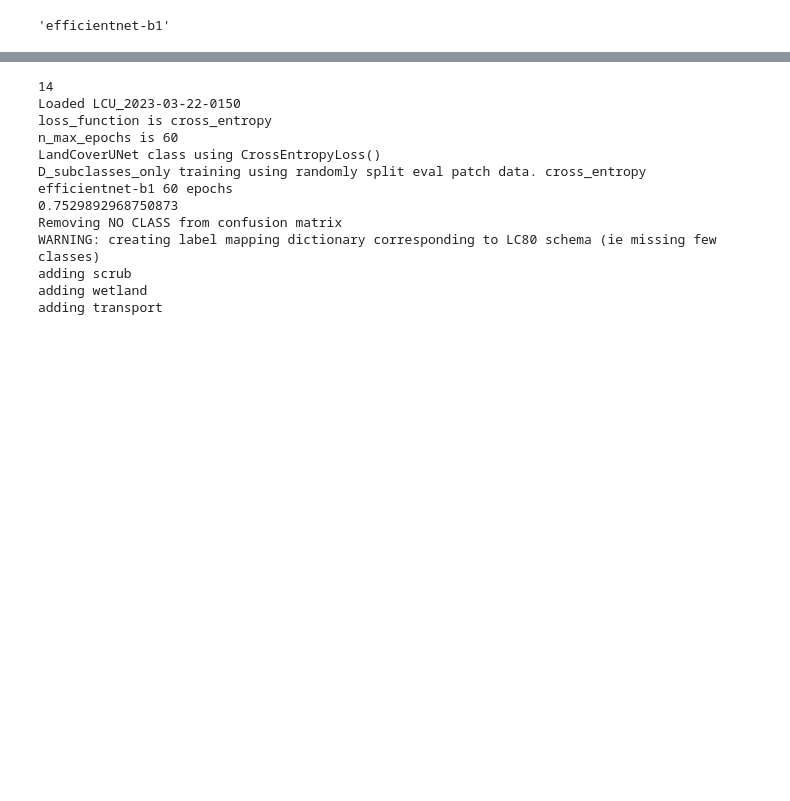
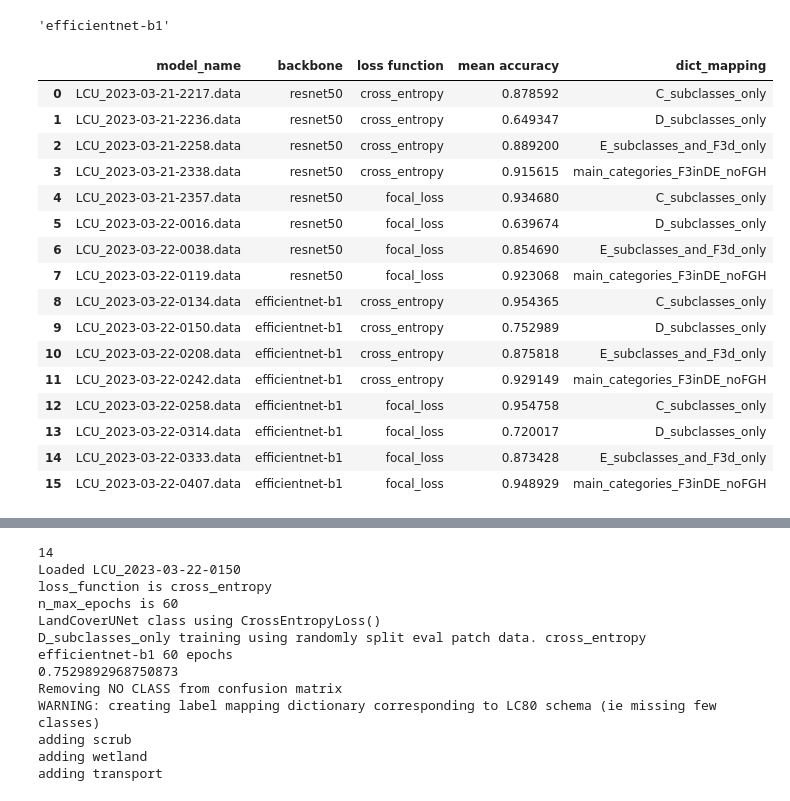
Before and after one commit to pdnpa/cnn-land-cover, a Jupyter notebook: notebooks/Evaluate trained network.ipynb, the cells around one changed output, grey strips where cells are left out. Drawn from its saved outputs; the diff is of its cells as text; code cells hidden in the pictures; blank space fills up the shorter version.

```diff
--- a/notebooks/Evaluate trained network.ipynb
+++ b/notebooks/Evaluate trained network.ipynb
@@ -215,4 +224,24 @@ for model_id, model_name in enumerate(model_names):
 df_info_models = pd.DataFrame({'model_name': list_name, 'backbone': list_backbone,
                    'loss function': list_loss, 'mean accuracy': list_acc,
                    'dict_mapping': list_dict_mapping})
+# %%
+df_info_models
+# %% [output]
+|  | model_name | backbone | loss function | mean accuracy | dict_mapping |
+| 0 | LCU_2023-03-21-2217.data | resnet50 | cross_entropy | 0.878592 | C_subclasses_only |
+| 1 | LCU_2023-03-21-2236.data | resnet50 | cross_entropy | 0.649347 | D_subclasses_only |
+| 2 | LCU_2023-03-21-2258.data | resnet50 | cross_entropy | 0.889200 | E_subclasses_and_F3d_only |
+| 3 | LCU_2023-03-21-2338.data | resnet50 | cross_entropy | 0.915615 | main_categories_F3inDE_noFGH |
+| 4 | LCU_2023-03-21-2357.data | resnet50 | focal_loss | 0.934680 | C_subclasses_only |
+| 5 | LCU_2023-03-22-0016.data | resnet50 | focal_loss | 0.639674 | D_subclasses_only |
+| 6 | LCU_2023-03-22-0038.data | resnet50 | focal_loss | 0.854690 | E_subclasses_and_F3d_only |
+| 7 | LCU_2023-03-22-0119.data | resnet50 | focal_loss | 0.923068 | main_categories_F3inDE_noFGH |
+| 8 | LCU_2023-03-22-0134.data | efficientnet-b1 | cross_entropy | 0.954365 | C_subclasses_only |
+| 9 | LCU_2023-03-22-0150.data | efficientnet-b1 | cross_entropy | 0.752989 | D_subclasses_only |
+| 10 | LCU_2023-03-22-0208.data | efficientnet-b1 | cross_entropy | 0.875818 | E_subclasses_and_F3d_only |
+| 11 | LCU_2023-03-22-0242.data | efficientnet-b1 | cross_entropy | 0.929149 | main_categories_F3inDE_noFGH |
+| 12 | LCU_2023-03-22-0258.data | efficientnet-b1 | focal_loss | 0.954758 | C_subclasses_only |
+| 13 | LCU_2023-03-22-0314.data | efficientnet-b1 | focal_loss | 0.720017 | D_subclasses_only |
+| 14 | LCU_2023-03-22-0333.data | efficientnet-b1 | focal_loss | 0.873428 | E_subclasses_and_F3d_only |
+| 15 | LCU_2023-03-22-0407.data | efficientnet-b1 | focal_loss | 0.948929 | main_categories_F3inDE_noFGH |
 # %%
```
Also changed, not shown: parts of 4 cells of this notebook, 6 other files.
